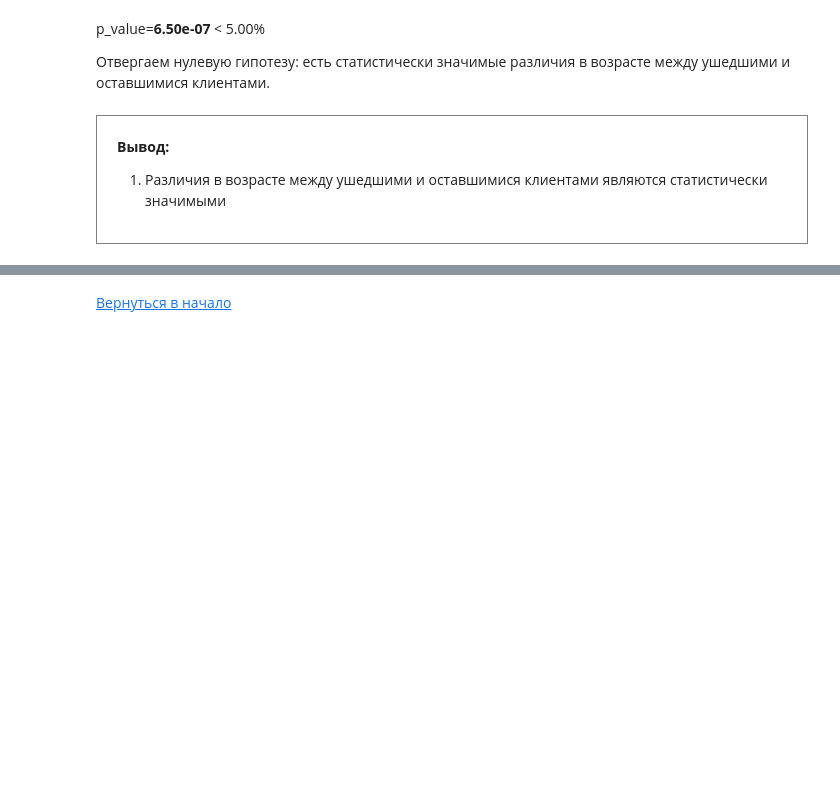
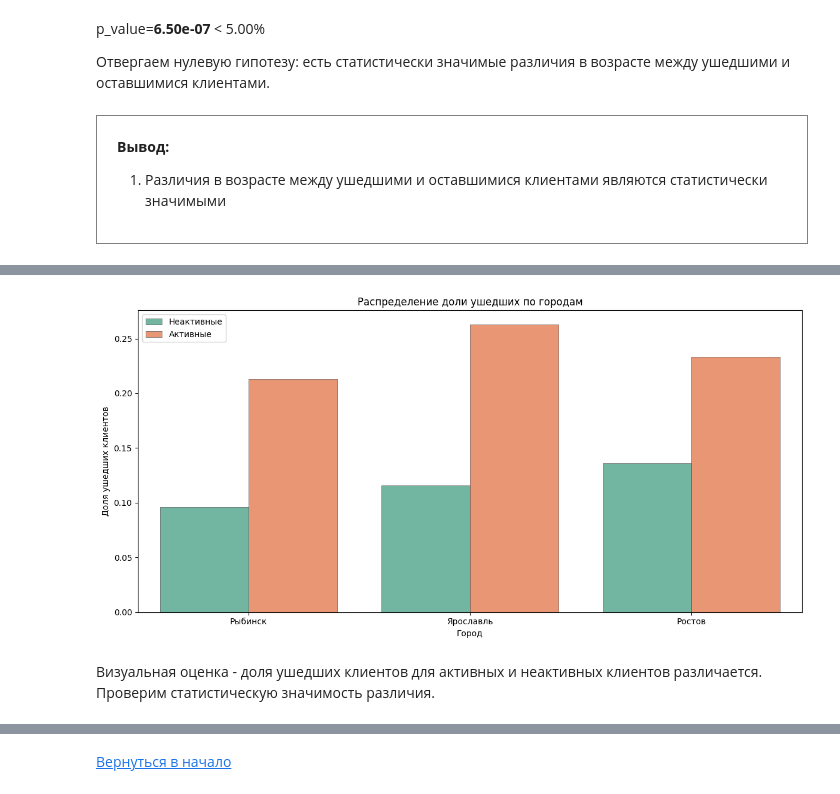
Before and after one commit to AlexSlobodskoj/Projects, a Jupyter notebook: Bank_Churn/bank_churn.ipynb, the cells around one changed output, grey strips where cells are left out. Cells and saved outputs as stored; diff of their text form; code cells hidden in the pictures; blank space fills up the shorter version.

```diff
--- a/Bank_Churn/bank_churn.ipynb
+++ b/Bank_Churn/bank_churn.ipynb
@@ -1310,0 +1326,33 @@ p_value=**6.50e-07** < 5.00%
+# %%
+# задание размера графика
+plt.figure(figsize=(12, 6))
+
+# вывод графика
+palette = sns.color_palette("Set2",n_colors=2)
+sns.barplot(
+    data=df_bank,
+    x="city",
+    y="churn",
+    edgecolor=".3",
+    linewidth=.5,
+    hue='last_activity',
+    palette=palette,
+    errorbar=None
+)
+plt.legend(
+    title='',
+    loc='upper left',
+    labels=[
+        f'{"Активные" if group == True else "Неактивные"}'
+        for group in sorted(df_bank['churn'].unique())
+    ]
+)
+plt.title('Распределение доли ушедших по городам')
+plt.ylabel('Доля ушедших клиентов')
+plt.xlabel('Город')
+plt.tight_layout()
+plt.show()
+# %% [output]
+[figure, added]
+# %% [markdown]
+Визуальная оценка - доля ушедших клиентов для активных и неактивных клиентов различается. Проверим статистическую значимость различия.
```
Also changed, not shown: parts of 5 cells of this notebook.
